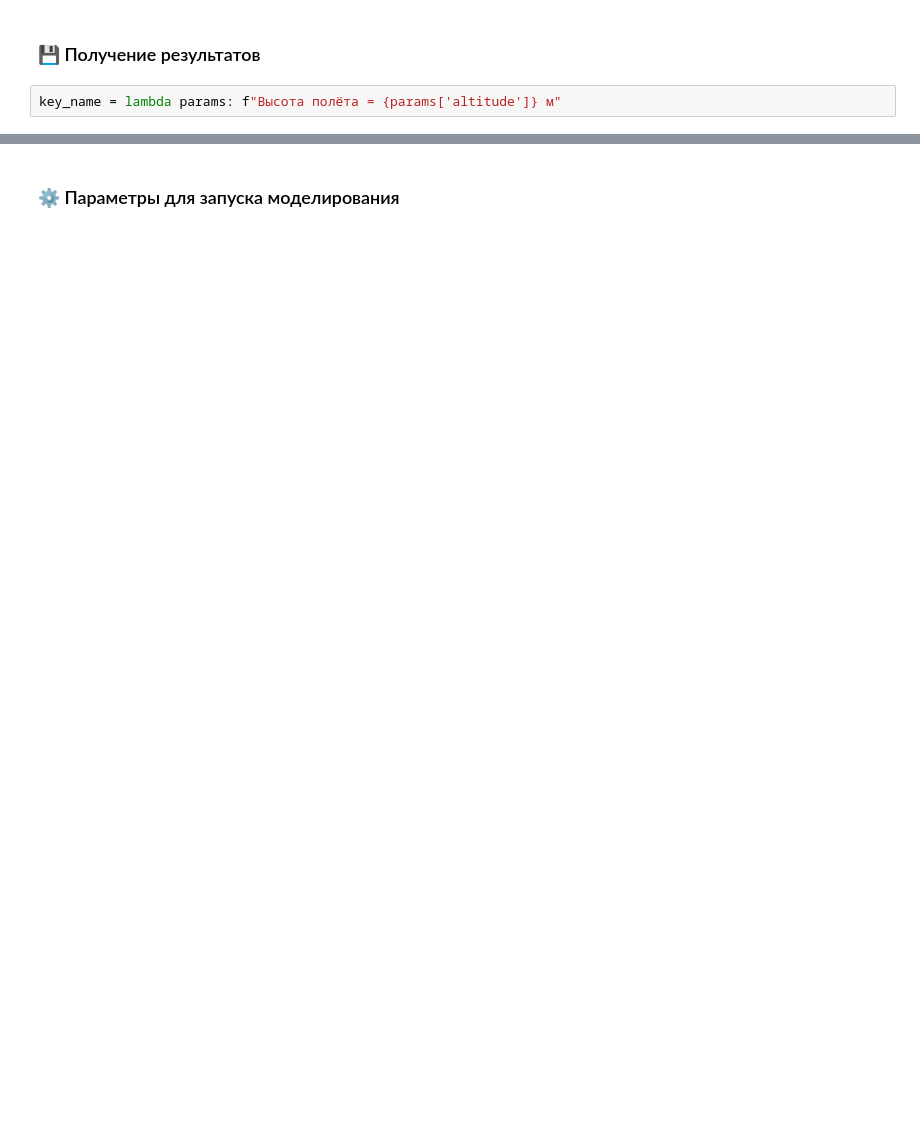
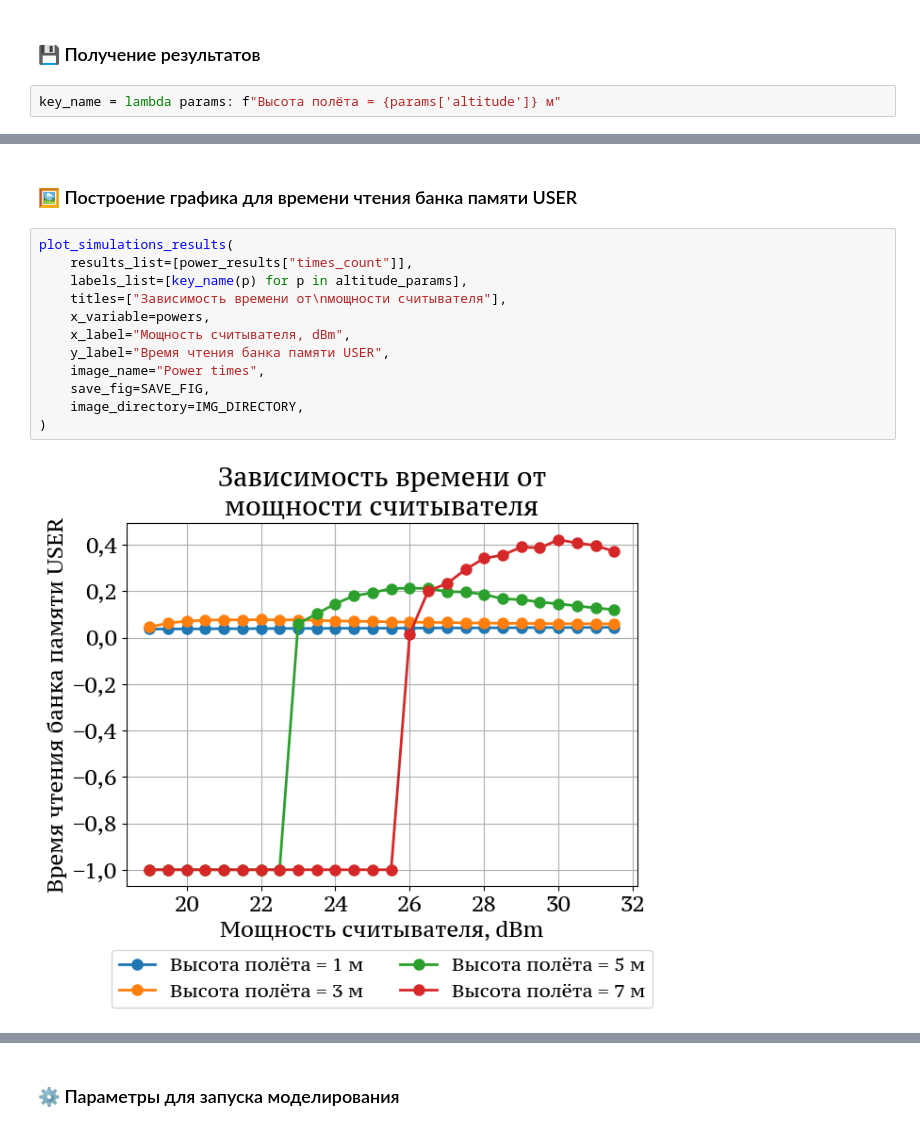
Before and after one commit to VilmenAbramian/simulation, a Jupyter notebook: pysim/experiments/notebooks/rfid_single_tag.ipynb, the cells around one changed output, grey strips where cells are left out. Drawn from its saved outputs; the diff is of its cells as text; blank space fills up the shorter version.

```diff
--- a/pysim/experiments/notebooks/rfid_single_tag.ipynb
+++ b/pysim/experiments/notebooks/rfid_single_tag.ipynb
@@ -382 +383,17 @@ plot_simulations_results(
+# %% [markdown]
+### 🖼️ Построение графика для времени чтения банка памяти USER
+# %%
+plot_simulations_results(
+    results_list=[power_results["times_count"]],
+    labels_list=[key_name(p) for p in altitude_params],
+    titles=["Зависимость времени от\nмощности считывателя"],
+    x_variable=powers,
+    x_label="Мощность считывателя, dBm",
+    y_label="Время чтения банка памяти USER",
+    image_name="Power times",
+    save_fig=SAVE_FIG,
+    image_directory=IMG_DIRECTORY,
+)
+# %% [output]
+[figure, added]
 # %% [markdown]
```
Also changed, not shown: parts of 34 cells of this notebook, 45 other files.
